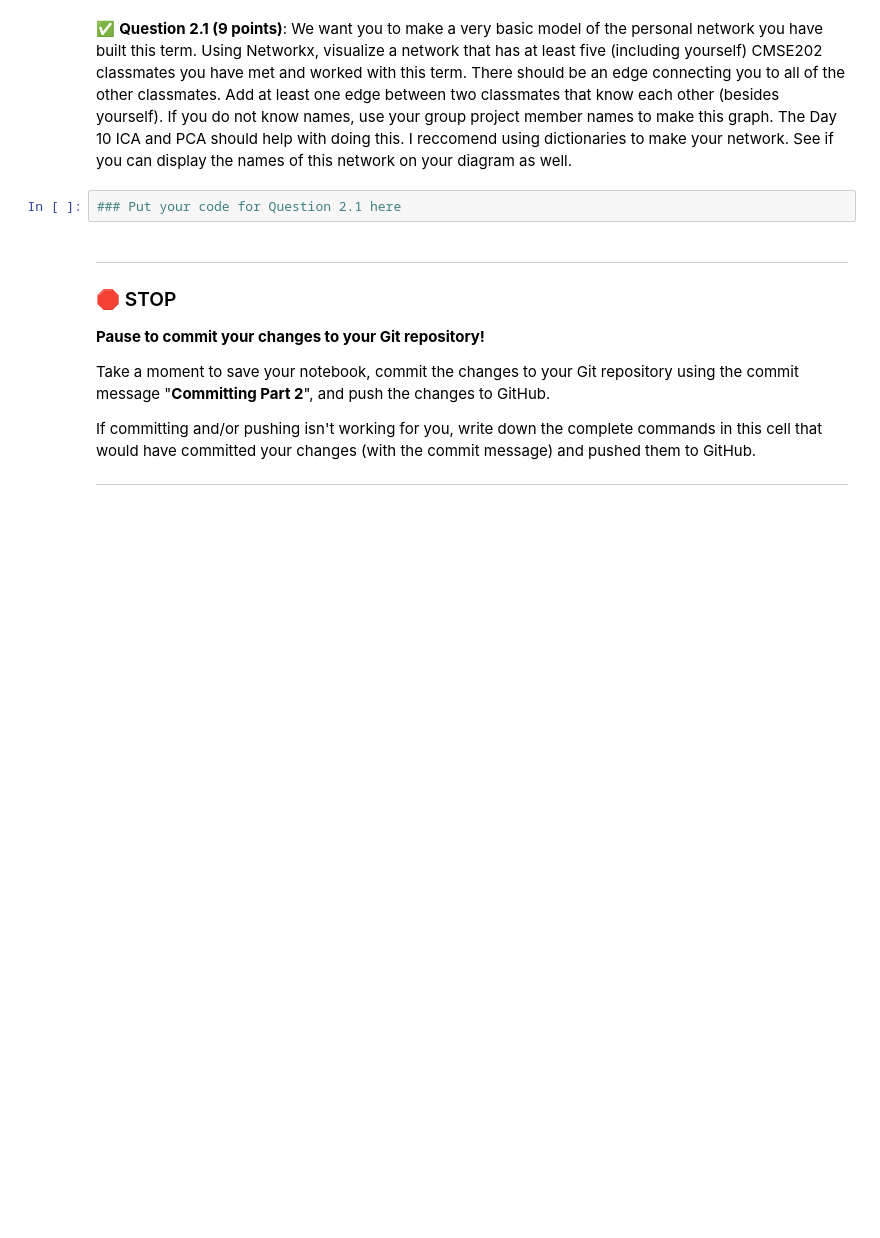
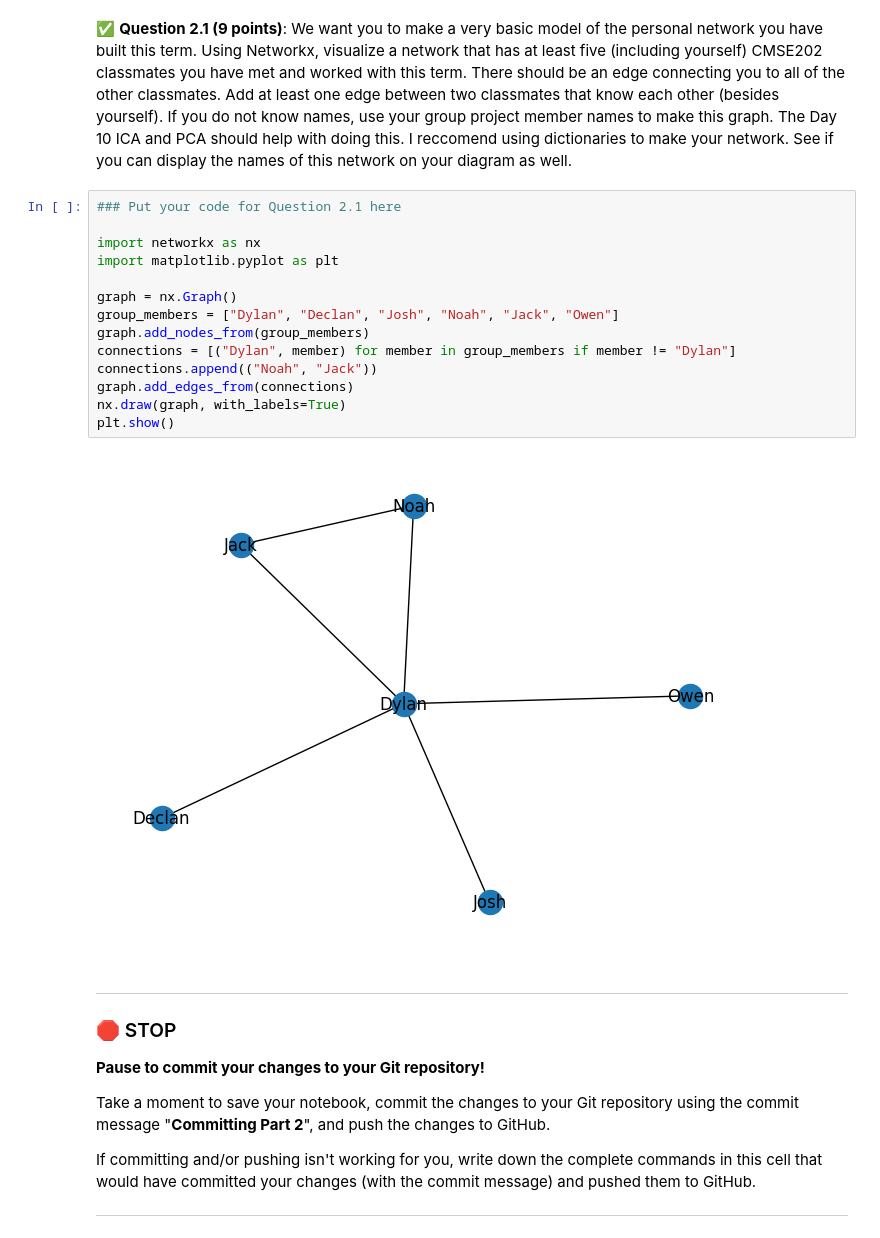
Before and after one commit to primeaud/CMSE202-f25-turnin, a Jupyter notebook: cmse202-s25-turnin/exams/final/CMSE202-Final-SS25-Section001-STUDENT.ipynb, the cells around one changed output. Saved outputs shown, nothing was run; the diff lists cells and outputs as text; blank space fills up the shorter version.

Commit message:
Added graph for Q2.1 using NetworkX

```diff
--- a/cmse202-s25-turnin/exams/final/CMSE202-Final-SS25-Section001-STUDENT.ipynb
+++ b/cmse202-s25-turnin/exams/final/CMSE202-Final-SS25-Section001-STUDENT.ipynb
@@ -49,8 +50,22 @@ If everything went as intended, the file should now show up on your GitHub accou
 ## Part 2: Graph Theory and Networks (7 points)
 # %% [markdown]
 &#9989; **Question 2.1 (9 points)**: We want you to make a very basic model of the personal network you have built this term. Using Networkx, visualize a network that has at least five (including yourself) CMSE202 classmates you have met and worked with this term. There should be an edge connecting you to all of the other classmates. Add at least one edge between two classmates that know each other (besides yourself). If you do not know names, use your group project member names to make this graph. The Day 10 ICA and PCA should help with doing this. I reccomend using dictionaries to make your network. See if you can display the names of this network on your diagram as well.
-# %%
-### Put your code for Question 2.1 here
+# %%
+### Put your code for Question 2.1 here
+
+import networkx as nx
+import matplotlib.pyplot as plt
+
+graph = nx.Graph()
+group_members = ["Dylan", "Declan", "Josh", "Noah", "Jack", "Owen"]
+graph.add_nodes_from(group_members)
+connections = [("Dylan", member) for member in group_members if member != "Dylan"]
+connections.append(("Noah", "Jack"))
+graph.add_edges_from(connections)
+nx.draw(graph, with_labels=True)
+plt.show()
+# %% [output]
+[figure, added]
 # %% [markdown]
 ---
 ### &#128721; STOP
```
Also changed, not shown: parts of 1 cell of this notebook.
